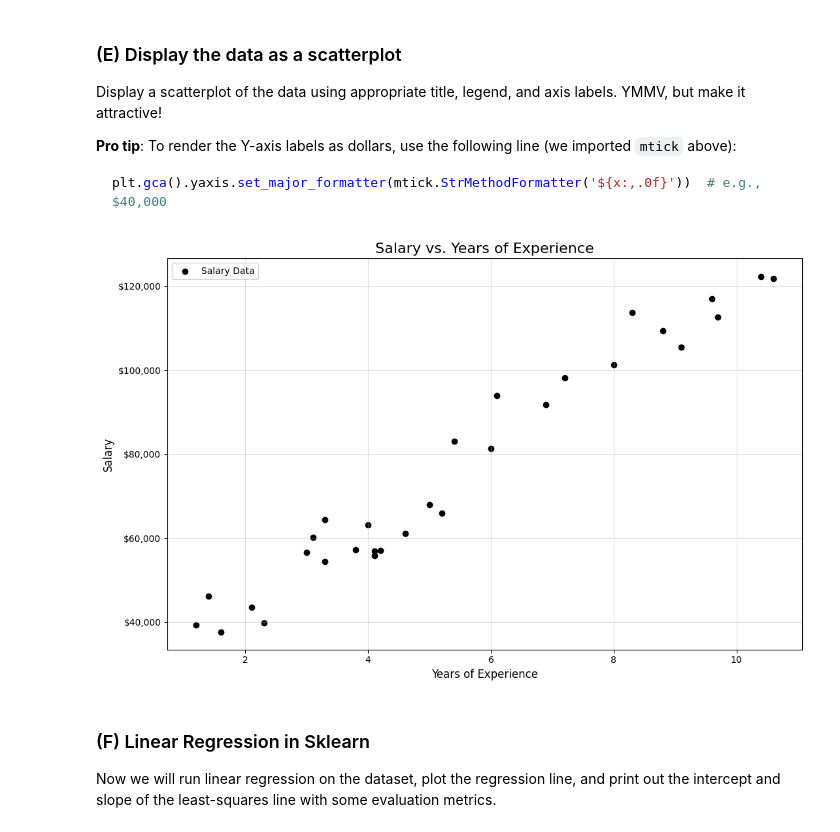
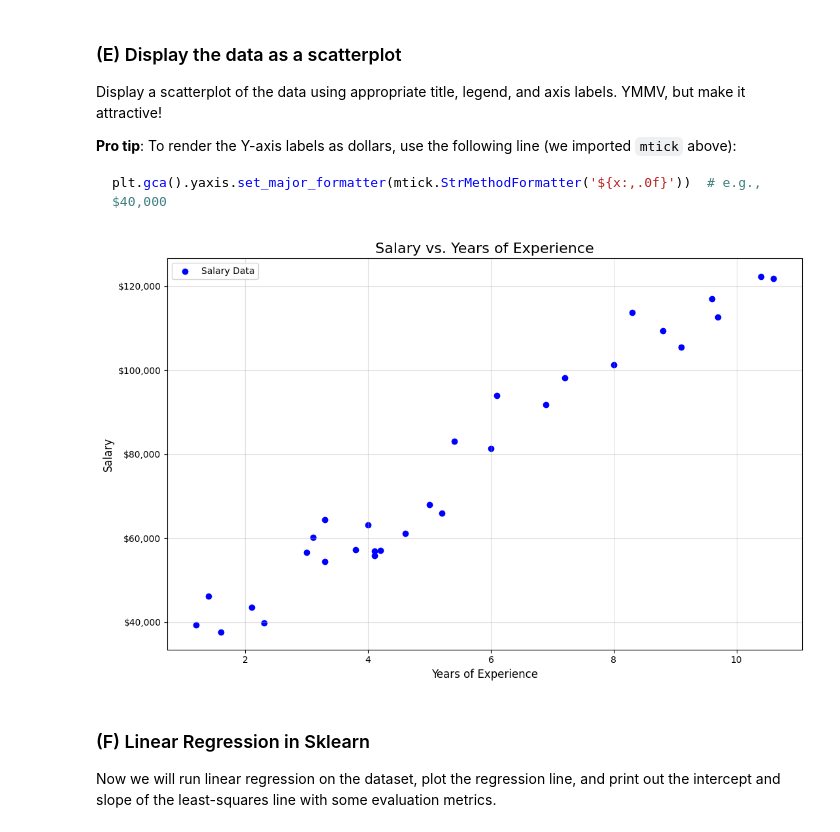
Before and after one commit to CockrelMBU25/Module-3-Assignments, a Jupyter notebook: Homework_01.ipynb, the cells around one changed output. Drawn from its saved outputs; the diff is of its cells as text; code cells hidden in the pictures.

```diff
--- a/Homework_01.ipynb
+++ b/Homework_01.ipynb
@@ -276,24 +276,24 @@ plt.gca().yaxis.set_major_formatter(mtick.StrMethodFormatter('${x:,.0f}'))  # e.
 # %%
 # Your code here (not graded)
 
 plt.figure(figsize=(11, 7))
 
-plt.scatter(salary_data_raw['YearsExperience'], salary_data_raw['Salary'], color='black', label='Salary Data')
+plt.scatter(salary_data_raw['YearsExperience'], salary_data_raw['Salary'], color='blue', label='Salary Data')
 
 plt.title('Salary vs. Years of Experience', fontsize=16)
 plt.xlabel('Years of Experience', fontsize=12)
 plt.ylabel('Salary', fontsize=12)
 
 plt.gca().yaxis.set_major_formatter(mtick.StrMethodFormatter('${x:,.0f}'))
 
 plt.legend()
 
 plt.grid(alpha=0.4)
 
 plt.tight_layout()
 plt.show()
 # %% [output]
-[figure, old version]
+[figure, new version]
 # %% [markdown]
  ### (F) Linear Regression in Sklearn
 
```
Also changed, not shown: parts of 9 cells of this notebook.
